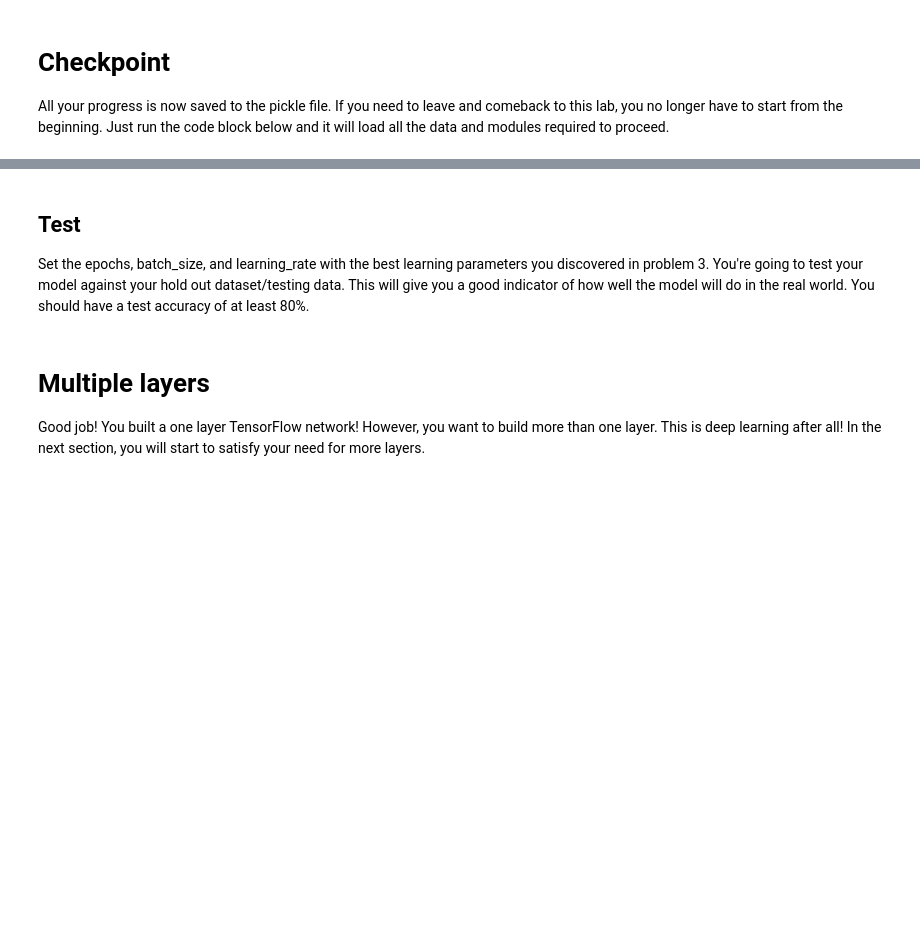
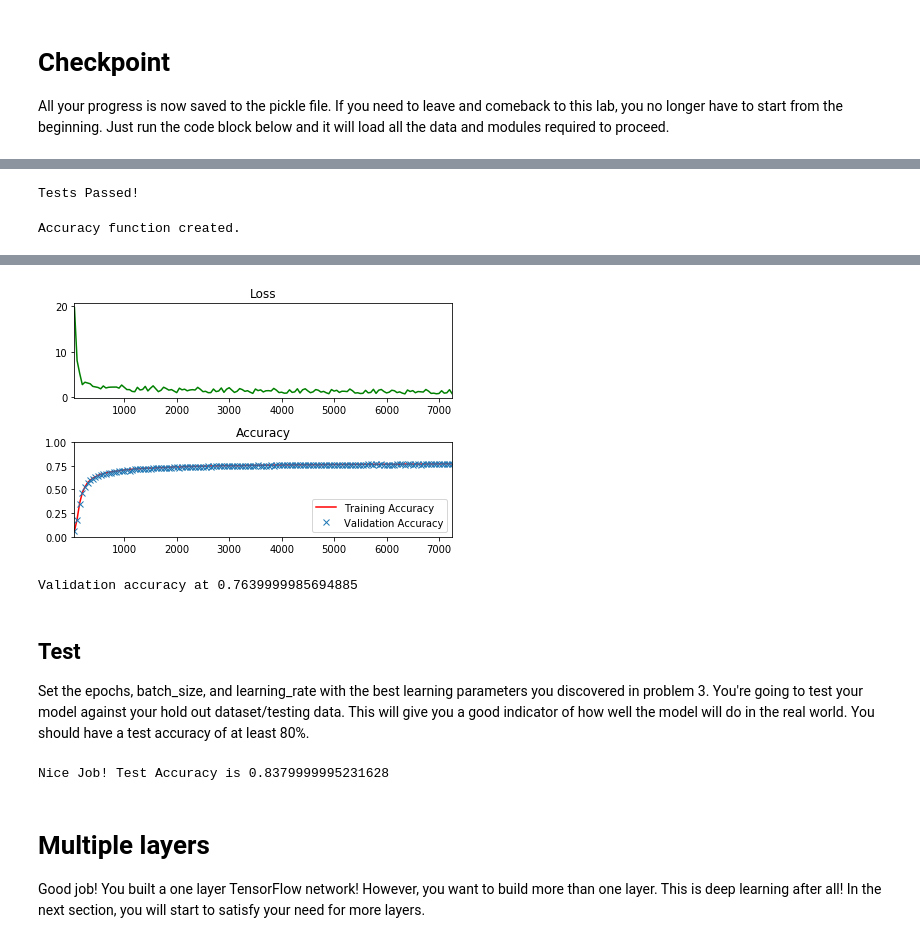
Before and after one commit to SnoopyCafe/dev, a Jupyter notebook: python/udacity/CarND-TensorFlow-Lab/lab.ipynb, the cells around one changed output, grey strips where cells are left out. Saved outputs shown, nothing was run; the diff lists cells and outputs as text; code cells hidden in the pictures; blank space fills up the shorter version.

```diff
--- a/python/udacity/CarND-TensorFlow-Lab/lab.ipynb
+++ b/python/udacity/CarND-TensorFlow-Lab/lab.ipynb
@@ -249,12 +260,12 @@ features_count = 784
 labels_count = 10
 
 # TODO: Set the features and labels tensors
-# features =
-# labels =
+features = tf.placeholder(tf.float32)
+labels = tf.placeholder(tf.float32)
 
 # TODO: Set the weights and biases tensors
-# weights =
-# biases =
+weights = tf.Variable(tf.truncated_normal((features_count, labels_count)))
+biases = tf.Variable(tf.zeros(labels_count))
 
 
 
@@ -310,6 +321,8 @@ with tf.Session() as session:
 assert not np.count_nonzero(biases_data), 'biases must be zeros'
 
 print('Tests Passed!')
+# %% [output]
+Tests Passed!
 # %%
 # Determine if the predictions are correct
 is_correct_prediction = tf.equal(tf.argmax(prediction, 1), tf.argmax(labels, 1))
@@ -317,6 +330,8 @@ is_correct_prediction = tf.equal(tf.argmax(prediction, 1), tf.argmax(labels, 1))
 accuracy = tf.reduce_mean(tf.cast(is_correct_prediction, tf.float32))
 
 print('Accuracy function created.')
+# %% [output]
+Accuracy function created.
 # %% [markdown]
 <img src="image/learn_rate_tune.png" style="height: 60%;width: 60%">
 ## Problem 3
@@ -359,11 +374,13 @@ The code will print out a Loss and Accuracy graph, so you can see how well the n
 *If you're having trouble solving problem 3, you can view the solution [here](https://github.com/udacity/CarND-TensorFlow-Lab/blob/master/solutions.ipynb).*
 # %%
 # TODO: Find the best parameters for each configuration
-# epochs =
-# batch_size =
-# learning_rate =
+epochs = 5
+batch_size = 100
+learning_rate = .05
 
-
+# cfg1 - 1, 50, .01: accuracy = .64
+# cfg2 - 1, 100, .1: accuracy = .748
+# cfg3 - 3 100, .2: accuracy = .779
 
 ### DON'T MODIFY ANYTHING BELOW ###
 # Gradient Descent
@@ -404,41 +421,44 @@ with tf.Session() as session:
             if not batch_i % log_batch_step:
                 # Calculate Training and Validation accuracy
                 training_accuracy = session.run(accuracy, feed_dict=train_feed_dict)
                 validation_accuracy = session.run(accuracy, feed_dict=valid_feed_dict)
 
                 # Log batches
                 previous_batch = batches[-1] if batches else 0
                 batches.append(log_batch_step + previous_batch)
                 loss_batch.append(l)
                 train_acc_batch.append(training_accuracy)
                 valid_acc_batch.append(validation_accuracy)
 
         # Check accuracy against Validation data
         validation_accuracy = session.run(accuracy, feed_dict=valid_feed_dict)
 
 loss_plot = plt.subplot(211)
 loss_plot.set_title('Loss')
 loss_plot.plot(batches, loss_batch, 'g')
 loss_plot.set_xlim([batches[0], batches[-1]])
 acc_plot = plt.subplot(212)
 acc_plot.set_title('Accuracy')
 acc_plot.plot(batches, train_acc_batch, 'r', label='Training Accuracy')
 acc_plot.plot(batches, valid_acc_batch, 'x', label='Validation Accuracy')
 acc_plot.set_ylim([0, 1.0])
 acc_plot.set_xlim([batches[0], batches[-1]])
 acc_plot.legend(loc=4)
 plt.tight_layout()
 plt.show()
 
 print('Validation accuracy at {}'.format(validation_accuracy))
+# %% [output]
+[figure, added]
+Validation accuracy at 0.7639999985694885
 # %% [markdown]
 ## Test
 Set the epochs, batch_size, and learning_rate with the best learning parameters you discovered in problem 3.  You're going to test your model against your hold out dataset/testing data.  This will give you a good indicator of how well the model will do in the real world.  You should have a test accuracy of at least 80%.
 # %%
 # TODO: Set the epochs, batch_size, and learning_rate with the best parameters from problem 3
-# epochs =
-# batch_size =
-# learning_rate =
+epochs = 5
+batch_size = 100
+learning_rate = .2
 
 
 
@@ -472,6 +492,8 @@ with tf.Session() as session:
 
 assert test_accuracy >= 0.80, 'Test accuracy at {}, should be equal to or greater than 0.80'.format(test_accuracy)
 print('Nice Job! Test Accuracy is {}'.format(test_accuracy))
+# %% [output]
+Nice Job! Test Accuracy is 0.8379999995231628
 # %% [markdown]
 # Multiple layers
 Good job!  You built a one layer TensorFlow network!  However, you want to build more than one layer.  This is deep learning after all!  In the next section, you will start to satisfy your need for more layers.
```
Also changed, not shown: parts of 5 cells of this notebook.
